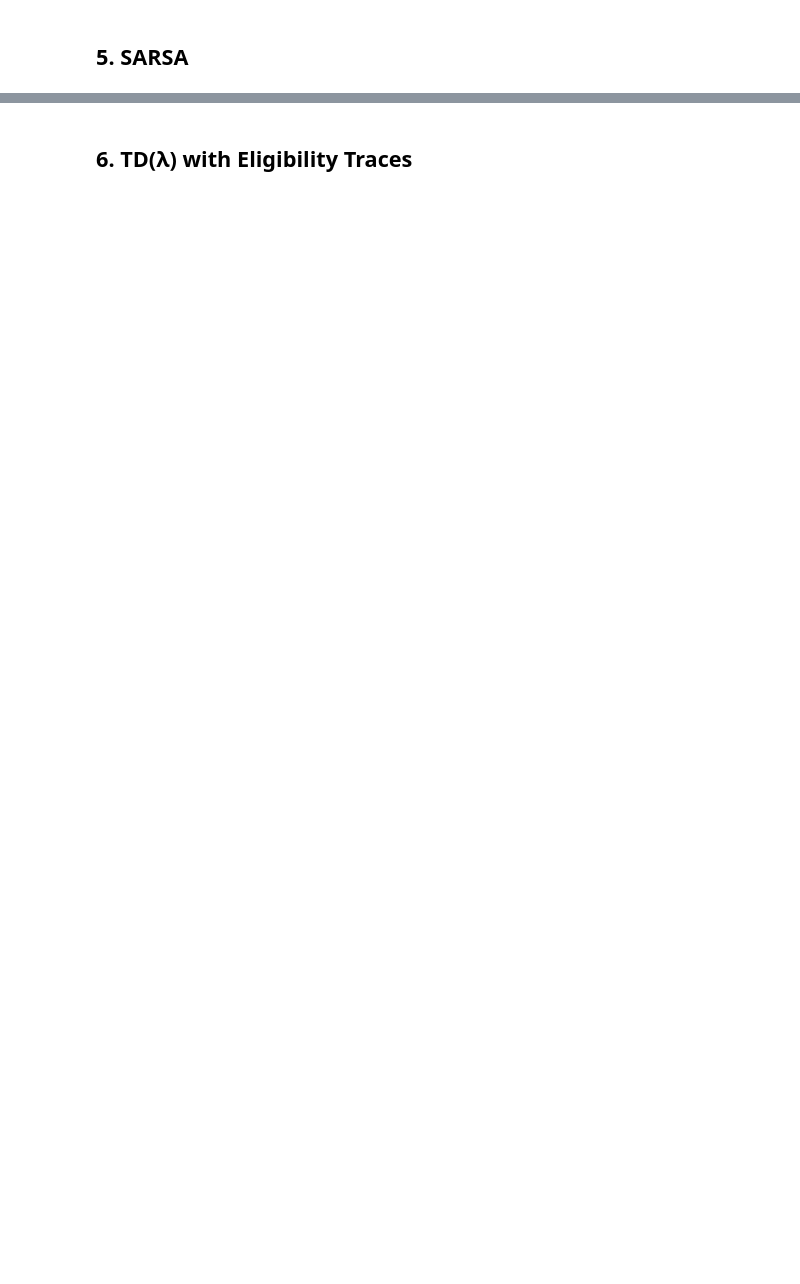
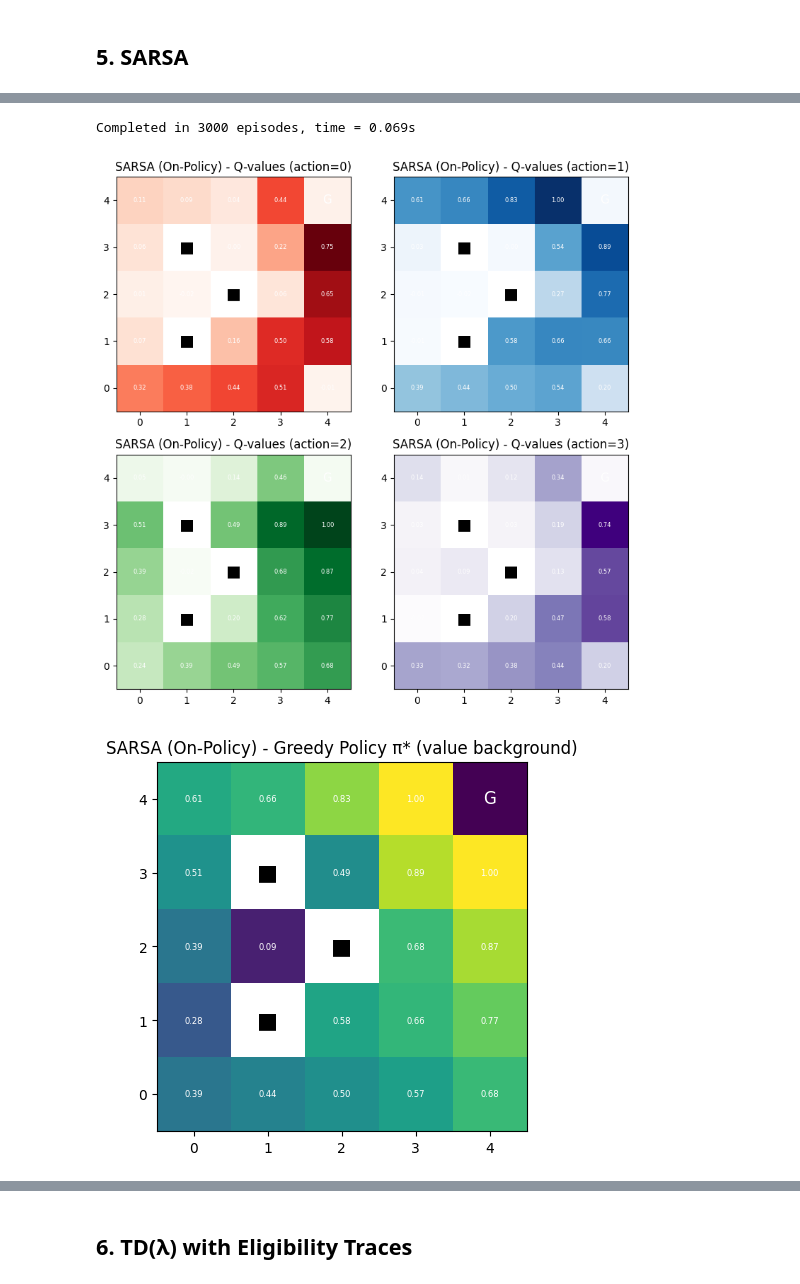
Before and after one commit to RyanWri/afeka-homework, a Jupyter notebook: rl_homework_2/rl_hw2.ipynb, the cells around one changed output, grey strips where cells are left out. Drawn from its saved outputs; the diff is of its cells as text; code cells hidden in the pictures; blank space fills up the shorter version.

```diff
--- a/rl_homework_2/rl_hw2.ipynb
+++ b/rl_homework_2/rl_hw2.ipynb
@@ -154,0 +184,44 @@ plot_policy_arrows_from_q(Q_sarsa, env, title="SARSA Greedy Policy π*")
+# %%
+# ┌─── Cell: SARSA Control (ε-greedy) ─────────────────────────────────────────────
+
+from algorithms import sarsa
+from utils import plot_q_values, plot_policy_arrows_from_q
+
+# 1) SARSA Config
+config = RLConfig(gamma=0.9, alpha=0.1, epsilon=0.1, episodes=3000, max_steps=100)
+
+# 2) Run SARSA
+start_time = time.time()
+Q_sarsa = sarsa(
+    env,
+    num_episodes=config.episodes,
+    gamma=config.gamma,
+    alpha=config.alpha,
+    epsilon=config.epsilon,
+)
+elapsed = time.time() - start_time
+
+# 3) Store result
+result_sarsa = RLResult(
+    name="SARSA (On-Policy)",
+    time_seconds=elapsed,
+    iterations=config.episodes,
+    value_function=None,
+    q_function=Q_sarsa,
+    notes="SARSA with ε-greedy exploration over 3000 episodes",
+)
+
+print(
+    f"Completed in {result_sarsa.iterations} episodes, time = {result_sarsa.time_seconds:.3f}s"
+)
+
+# 4) Visualize Q-values and learned greedy policy
+plot_q_values(result_sarsa.q_function, env, title=result_sarsa.name + " - Q-values")
+plot_policy_arrows_from_q(
+    result_sarsa.q_function, env, title=result_sarsa.name + " - Greedy Policy π*"
+)
+# └───────────────────────────────────────────────────────────────────────────────
+# %% [output]
+Completed in 3000 episodes, time = 0.069s
+[figure, added]
+[figure, added]
```
Also changed, not shown: parts of 18 cells of this notebook, 2 other files.
